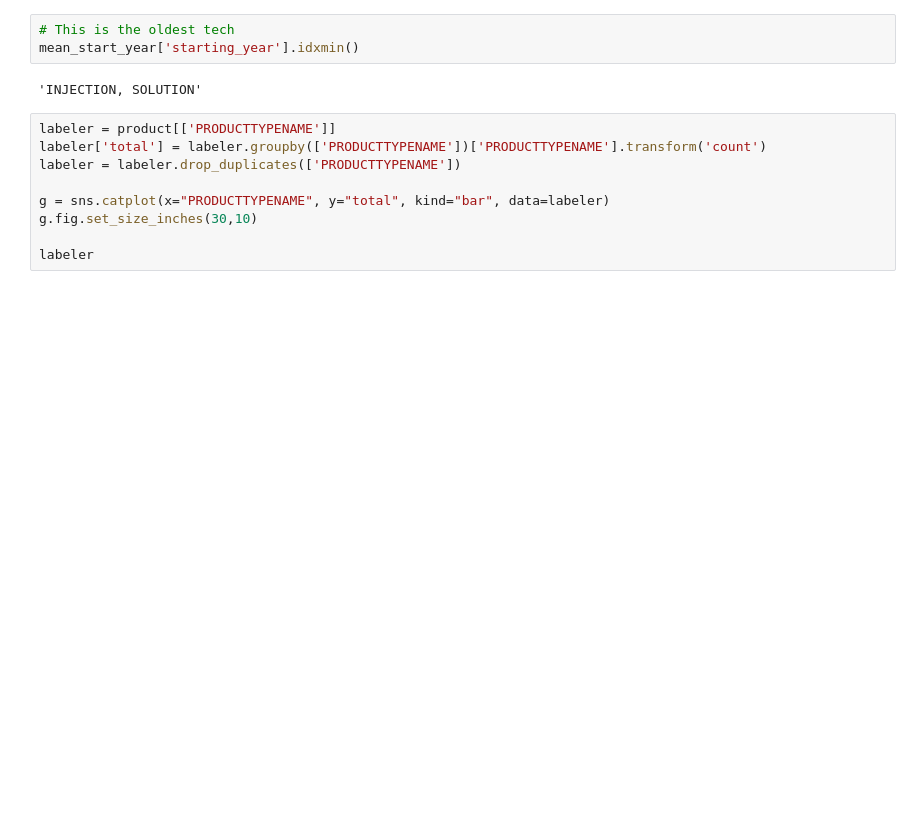
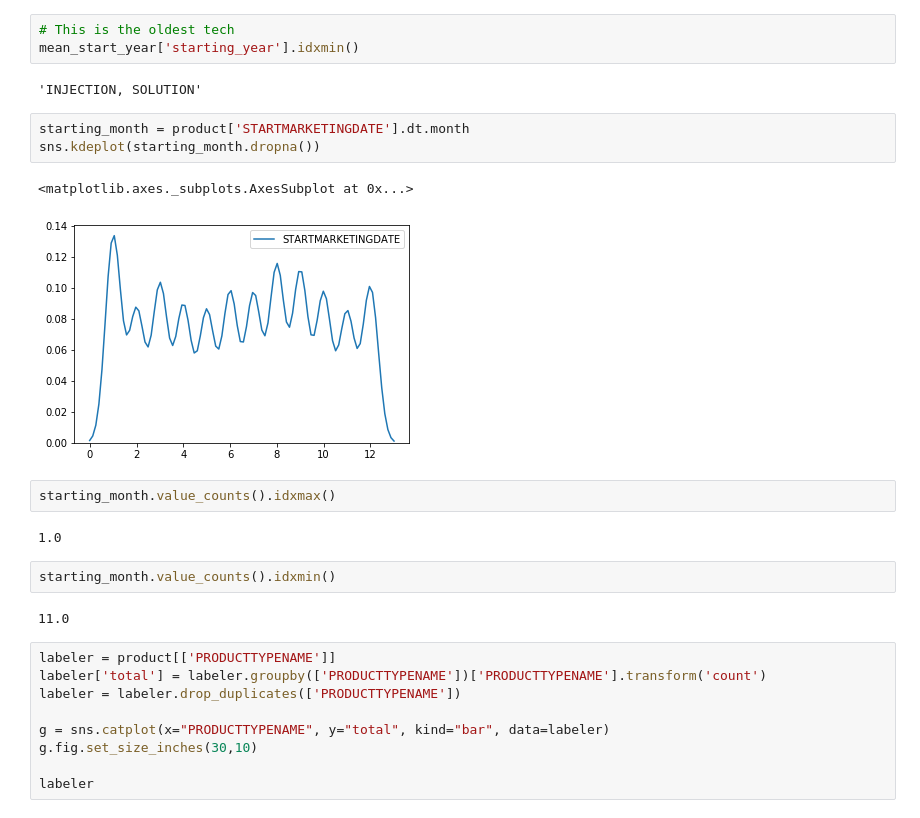
Before and after one commit to 854740262/NDC-database-analysis, a Jupyter notebook: Final_project.ipynb, the cells around one changed output. Cells and saved outputs as stored; diff of their text form; blank space fills up the shorter version.

```diff
--- a/Final_project.ipynb
+++ b/Final_project.ipynb
@@ -136,6 +131,20 @@ mean_start_year['starting_year'].idxmax()
 mean_start_year['starting_year'].idxmin()
 # %% [output]
 'INJECTION, SOLUTION'
+# %%
+starting_month = product['STARTMARKETINGDATE'].dt.month
+sns.kdeplot(starting_month.dropna())
+# %% [output]
+<matplotlib.axes._subplots.AxesSubplot at 0x...>
+[figure, added]
+# %%
+starting_month.value_counts().idxmax()
+# %% [output]
+1.0
+# %%
+starting_month.value_counts().idxmin()
+# %% [output]
+11.0
 # %%
 labeler = product[['PRODUCTTYPENAME']]
 labeler['total'] = labeler.groupby(['PRODUCTTYPENAME'])['PRODUCTTYPENAME'].transform('count')
```
Also changed, not shown: parts of 1 cell of this notebook.
